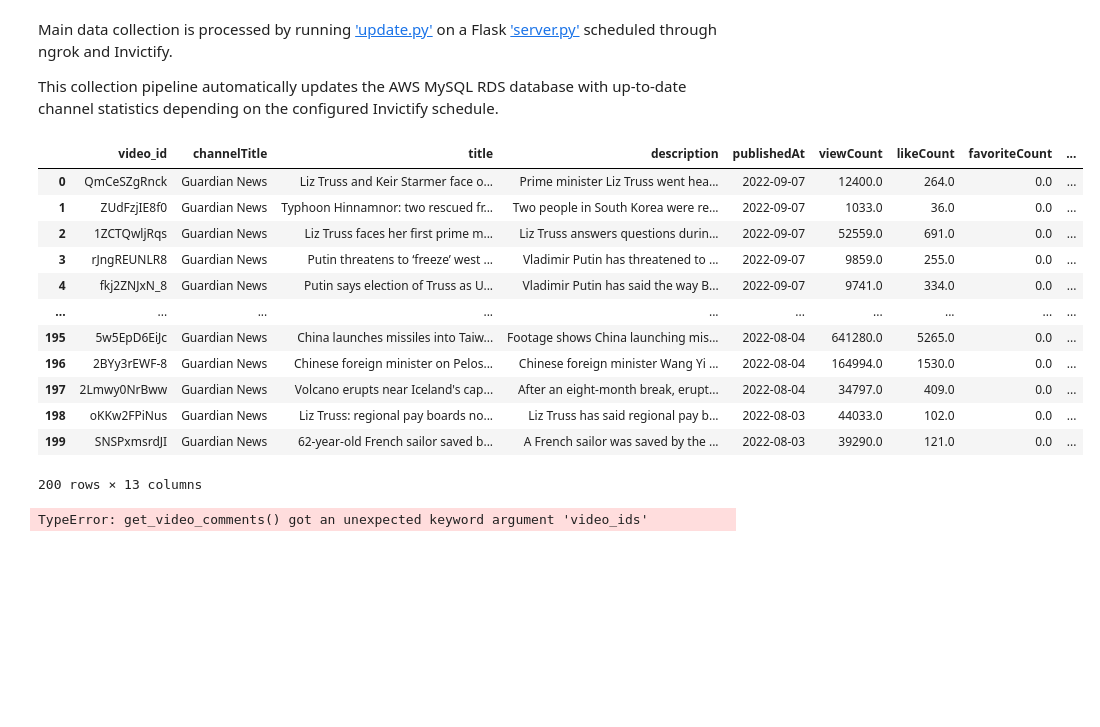
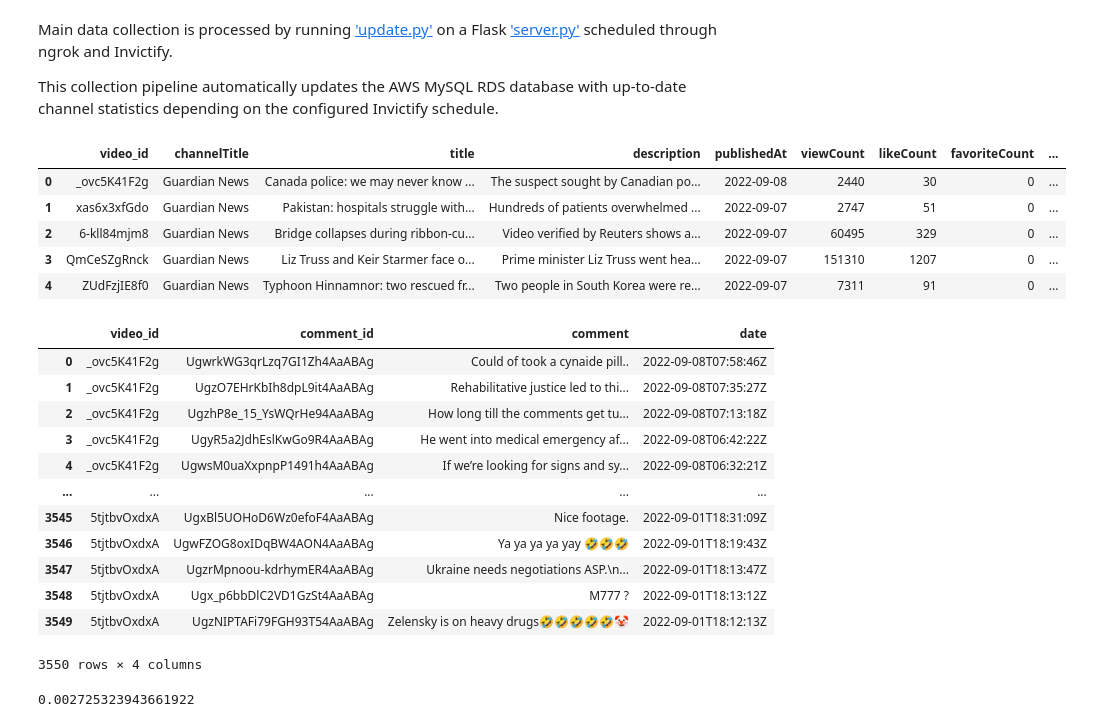
Before and after one commit to cjunwon/Youtube-Data-Analysis, a Jupyter notebook: main.ipynb, the cells around one changed output. Saved outputs shown, nothing was run; the diff lists cells and outputs as text; code cells hidden in the pictures; blank space fills up the shorter version.

```diff
--- a/main.ipynb
+++ b/main.ipynb
@@ -16,18 +17,11 @@ youtube_obj = build_yt_API_object() # builds Youtube API object
 video_df = create_video_df(youtube_obj, channel_id_list) # store API data into pandas df
 processed_video_df = clean_video_df(video_df) # run df through cleaning function
 # %%
-processed_video_df
+processed_video_df.head()
 # %% [output]
 |  | video_id | channelTitle | title | description | publishedAt | viewCount | likeCount | favoriteCount | ... |
-| 0 | QmCeSZgRnck | Guardian News | Liz Truss and Keir Starmer face o... | Prime minister Liz Truss went hea... | 2022-09-07 | 12400.0 | 264.0 | 0.0 | ... |
-| 1 | ZUdFzjIE8f0 | Guardian News | Typhoon Hinnamnor: two rescued fr... | Two people in South Korea were re... | 2022-09-07 | 1033.0 | 36.0 | 0.0 | ... |
-| 2 | 1ZCTQwljRqs | Guardian News | Liz Truss faces her first prime m... | Liz Truss answers questions durin... | 2022-09-07 | 52559.0 | 691.0 | 0.0 | ... |
-| 3 | rJngREUNLR8 | Guardian News | Putin threatens to ‘freeze’ west ... | Vladimir Putin has threatened to ... | 2022-09-07 | 9859.0 | 255.0 | 0.0 | ... |
-| 4 | fkj2ZNJxN_8 | Guardian News | Putin says election of Truss as U... | Vladimir Putin has said the way B... | 2022-09-07 | 9741.0 | 334.0 | 0.0 | ... |
-| ... | ... | ... | ... | ... | ... | ... | ... | ... | ... |
-| 195 | 5w5EpD6EiJc | Guardian News | China launches missiles into Taiw... | Footage shows China launching mis... | 2022-08-04 | 641280.0 | 5265.0 | 0.0 | ... |
-| 196 | 2BYy3rEWF-8 | Guardian News | Chinese foreign minister on Pelos... | Chinese foreign minister Wang Yi ... | 2022-08-04 | 164994.0 | 1530.0 | 0.0 | ... |
-| 197 | 2Lmwy0NrBww | Guardian News | Volcano erupts near Iceland's cap... | After an eight-month break, erupt... | 2022-08-04 | 34797.0 | 409.0 | 0.0 | ... |
-| 198 | oKKw2FPiNus | Guardian News | Liz Truss: regional pay boards no... | Liz Truss has said regional pay b... | 2022-08-03 | 44033.0 | 102.0 | 0.0 | ... |
-| 199 | SNSPxmsrdJI | Guardian News | 62-year-old French sailor saved b... | A French sailor was saved by the ... | 2022-08-03 | 39290.0 | 121.0 | 0.0 | ... |
+| 0 | _ovc5K41F2g | Guardian News | Canada police: we may never know ... | The suspect sought by Canadian po... | 2022-09-08 | 2440 | 30 | 0 | ... |
+| 1 | xas6x3xfGdo | Guardian News | Pakistan: hospitals struggle with... | Hundreds of patients overwhelmed ... | 2022-09-07 | 2747 | 51 | 0 | ... |
+| 2 | 6-kll84mjm8 | Guardian News | Bridge collapses during ribbon-cu... | Video verified by Reuters shows a... | 2022-09-07 | 60495 | 329 | 0 | ... |
+| 3 | QmCeSZgRnck | Guardian News | Liz Truss and Keir Starmer face o... | Prime minister Liz Truss went hea... | 2022-09-07 | 151310 | 1207 | 0 | ... |
+| 4 | ZUdFzjIE8f0 | Guardian News | Typhoon Hinnamnor: two rescued fr... | Two people in South Korea were re... | 2022-09-07 | 7311 | 91 | 0 | ... |
-200 rows × 13 columns
@@ -36,4 +27,0 @@ video_ids = ['ZUdFzjIE8f0','1ZCTQwljRqs']
-# %%
-two_comments_df = get_video_comments(get_video_comments(youtube_obj, video_ids='ZUdFzjIE8f0'))
-# %% [output]
-TypeError: get_video_comments() got an unexpected keyword argument 'video_ids'
@@ -39,0 +35,16 @@ TypeError: get_video_comments() got an unexpected keyword argument 'video_ids'
+# %%
+all_comments_df
+# %% [output]
+|  | video_id | comment_id | comment | date |
+| 0 | _ovc5K41F2g | UgwrkWG3qrLzq7GI1Zh4AaABAg | Could of took a cynaide pill.. | 2022-09-08T07:58:46Z |
+| 1 | _ovc5K41F2g | UgzO7EHrKbIh8dpL9it4AaABAg | Rehabilitative justice led to thi... | 2022-09-08T07:35:27Z |
+| 2 | _ovc5K41F2g | UgzhP8e_15_YsWQrHe94AaABAg | How long till the comments get tu... | 2022-09-08T07:13:18Z |
+| 3 | _ovc5K41F2g | UgyR5a2JdhEslKwGo9R4AaABAg | He went into medical emergency af... | 2022-09-08T06:42:22Z |
+| 4 | _ovc5K41F2g | UgwsM0uaXxpnpP1491h4AaABAg | If we’re looking for signs and sy... | 2022-09-08T06:32:21Z |
+| ... | ... | ... | ... | ... |
+| 3545 | 5tjtbvOxdxA | UgxBl5UOHoD6Wz0efoF4AaABAg | Nice footage. | 2022-09-01T18:31:09Z |
+| 3546 | 5tjtbvOxdxA | UgwFZOG8oxIDqBW4AON4AaABAg | Ya ya ya ya yay 🤣🤣🤣 | 2022-09-01T18:19:43Z |
+| 3547 | 5tjtbvOxdxA | UgzrMpnoou-kdrhymER4AaABAg | Ukraine needs negotiations ASP.\n... | 2022-09-01T18:13:47Z |
+| 3548 | 5tjtbvOxdxA | Ugx_p6bbDlC2VD1GzSt4AaABAg | М777 ? | 2022-09-01T18:13:12Z |
+| 3549 | 5tjtbvOxdxA | UgzNIPTAFi79FGH93T54AaABAg | Zelensky is on heavy drugs🤣🤣🤣🤣🤣🤡 | 2022-09-01T18:12:13Z |
+3550 rows × 4 columns
@@ -39,0 +58,4 @@ TypeError: get_video_comments() got an unexpected keyword argument 'video_ids'
+# %%
+all_comments_df['vader_comp_sentiment'].mean()
+# %% [output]
+0.002725323943661922
```
Also changed, not shown: parts of 11 cells of this notebook, 2 other files.
